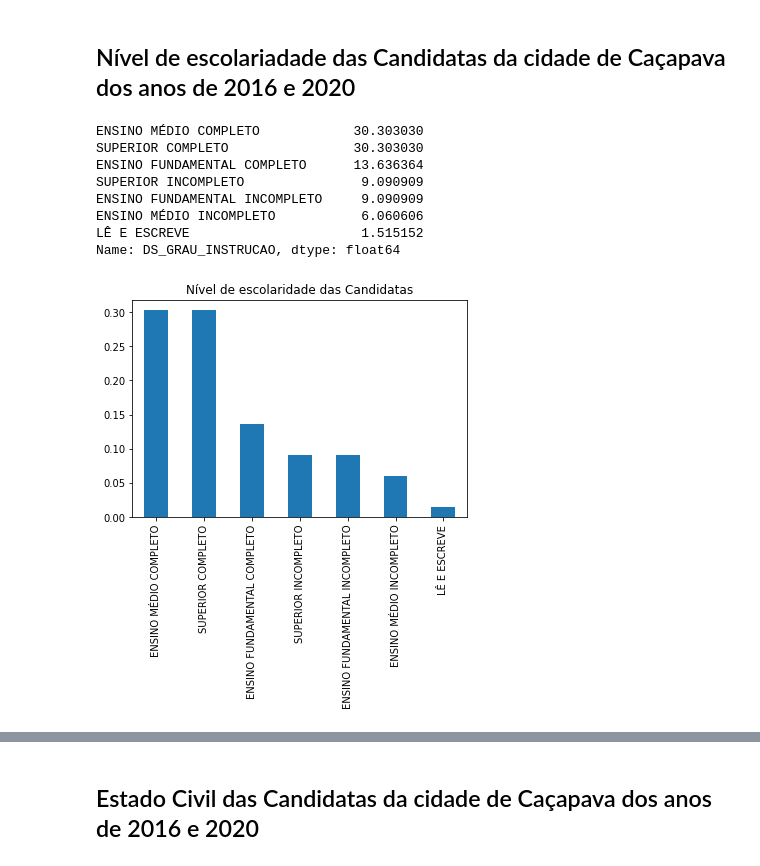
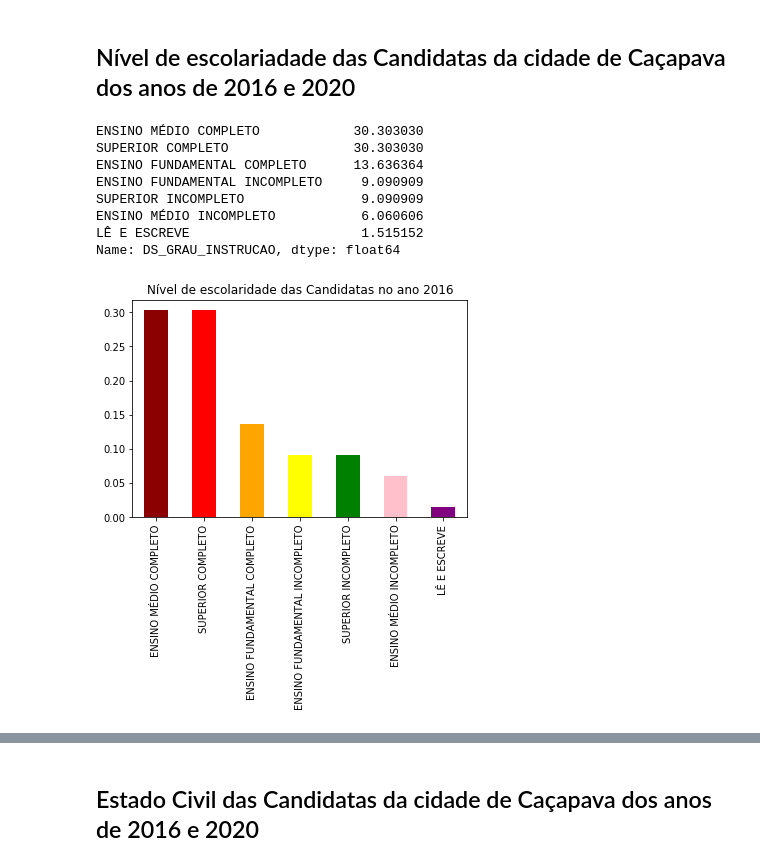
Before and after one commit to DanielaMeirelles/Analise-de-candidatas-vereadoras-de-Cacapava, a Jupyter notebook: analise_candidadas_cacapava_2016_2020.ipynb, the cells around one changed output, grey strips where cells are left out. Saved outputs shown, nothing was run; the diff lists cells and outputs as text; code cells hidden in the pictures.

```diff
--- a/analise_candidadas_cacapava_2016_2020.ipynb
+++ b/analise_candidadas_cacapava_2016_2020.ipynb
@@ -13,5 +13,5 @@ import numpy as np
 # %% [markdown]
 ## Realizando a leitura dos dados de 2016 e 2020
 # %%
-candidata_vereadora_2016 = pd.read_csv(r"C:\Users\Stephanie\Documents\5ºSemestreFatec\LabBD\jupyterNotebook\venv\consulta_cand_2016\consulta_cand_2016_sp.csv", sep=';' , encoding='iso-8859-1',usecols = ['NM_UE', 'DS_GENERO', 'NM_CANDIDATO', 'DS_ESTADO_CIVIL', 'DS_COR_RACA','DS_GRAU_INSTRUCAO','DS_OCUPACAO','VR_DESPESA_MAX_CAMPANHA','ST_REELEICAO','DS_SITUACAO_CANDIDATURA'])
+candidata_vereadora_2016 = pd.read_csv(r"C:\Users\Erica\Documents\Faculdade\5Semestre\Banco-de-dados\material-analise-de-dados\consulta_cand_2016\consulta_cand_2016_sp.csv", sep=';' , encoding='iso-8859-1',usecols = ['NM_UE', 'DS_GENERO', 'NM_CANDIDATO', 'DS_ESTADO_CIVIL', 'DS_COR_RACA','DS_GRAU_INSTRUCAO','DS_OCUPACAO','VR_DESPESA_MAX_CAMPANHA','ST_REELEICAO','DS_SITUACAO_CANDIDATURA'])
 # %%
@@ -130,16 +115,16 @@ cpv_2020
 # %% [markdown]
 ## Nível de escolariadade das Candidatas da cidade de Caçapava dos anos de 2016 e 2020
 # %%
-cpv_2016[cpv_2016['DS_GENERO']=='FEMININO']['DS_GRAU_INSTRUCAO'].value_counts(normalize=True).plot(kind='bar',title='Nível de escolaridade das Candidatas');
-cpv_2016[cpv_2016['DS_GENERO']=='FEMININO']['DS_GRAU_INSTRUCAO'].value_counts(normalize=True)*100
+cpv_2016['DS_GRAU_INSTRUCAO'].value_counts(normalize=True).plot(kind='bar',title='Nível de escolaridade das Candidatas no ano 2016', color=['darkred', 'red', 'orange', 'yellow', 'green', 'pink', 'purple']);
+cpv_2016['DS_GRAU_INSTRUCAO'].value_counts(normalize=True)*100
 # %% [output]
 ENSINO MÉDIO COMPLETO            30.303030
 SUPERIOR COMPLETO                30.303030
 ENSINO FUNDAMENTAL COMPLETO      13.636364
+ENSINO FUNDAMENTAL INCOMPLETO     9.090909
 SUPERIOR INCOMPLETO               9.090909
-ENSINO FUNDAMENTAL INCOMPLETO     9.090909
 ENSINO MÉDIO INCOMPLETO           6.060606
 LÊ E ESCREVE                      1.515152
 Name: DS_GRAU_INSTRUCAO, dtype: float64
-[figure, old version]
+[figure, new version]
 # %%
```
Also changed, not shown: parts of 38 cells of this notebook, 5 other files.
